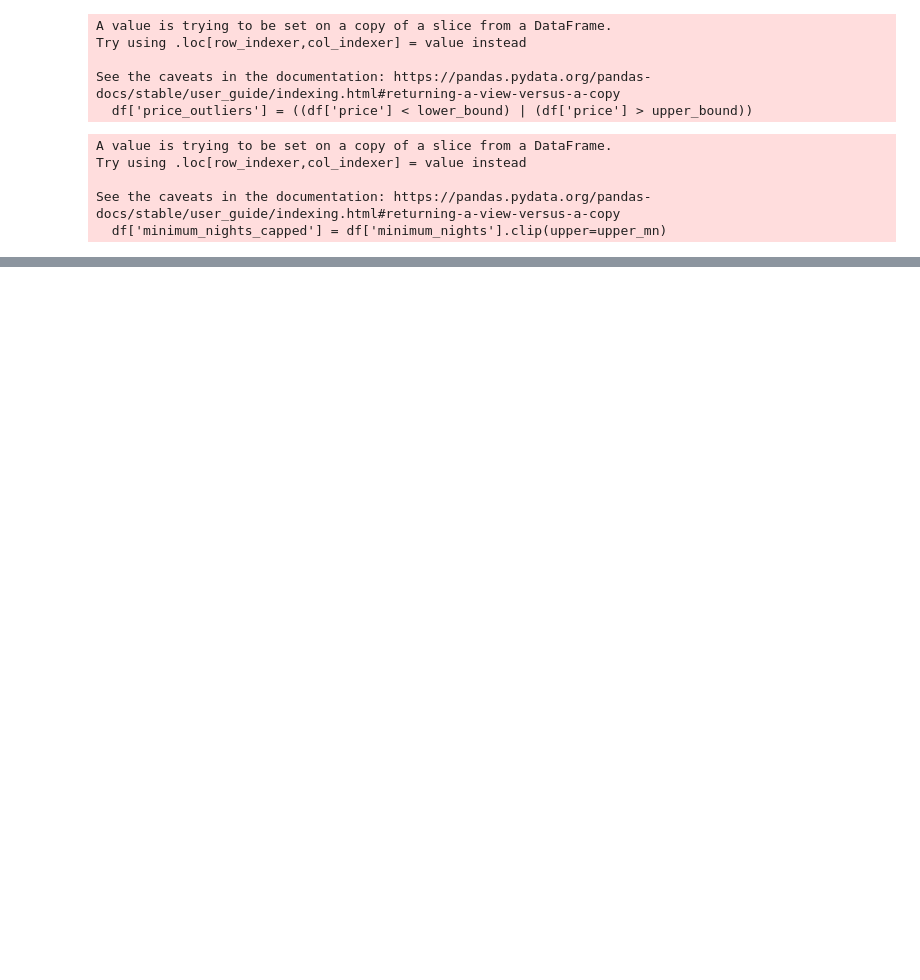
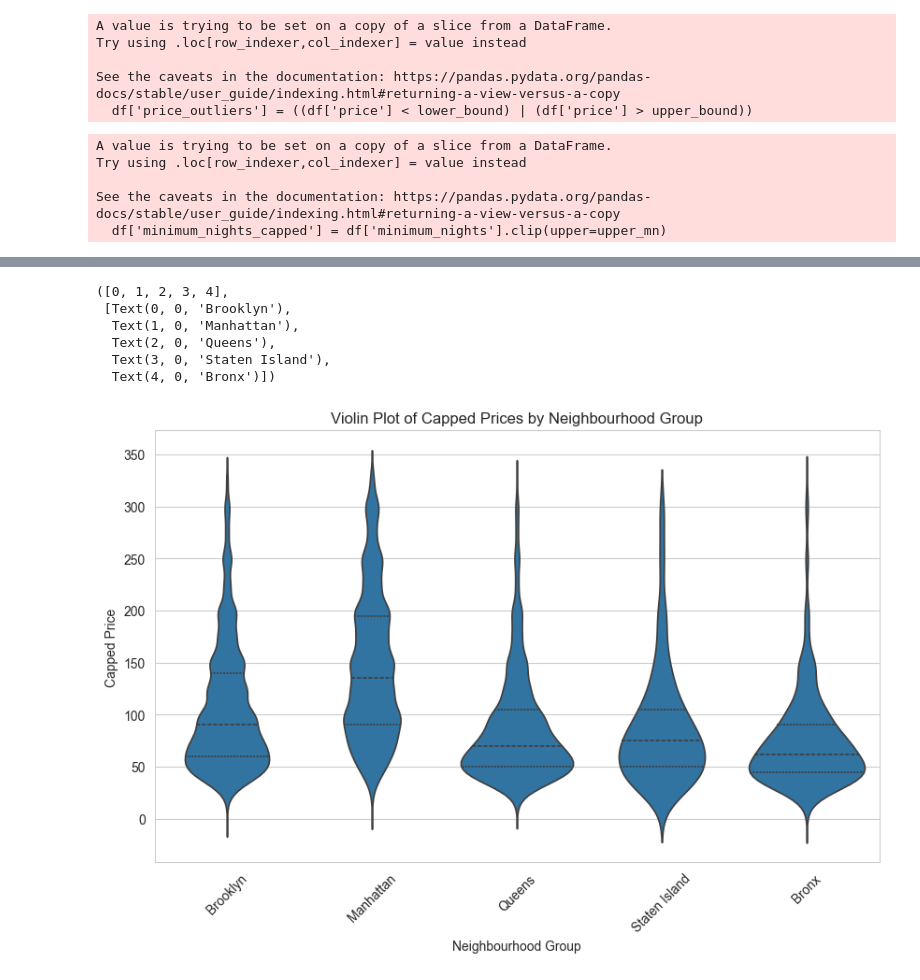
Before and after one commit to ys09123/airbnb-dataset-analysis, a Jupyter notebook: airbnb.ipynb, the cells around one changed output, grey strips where cells are left out. Saved outputs shown, nothing was run; the diff lists cells and outputs as text; code cells hidden in the pictures; blank space fills up the shorter version.

```diff
--- a/airbnb.ipynb
+++ b/airbnb.ipynb
@@ -268,0 +316,14 @@ See the caveats in the documentation: https://pandas.pydata.org/pandas-docs/stab
+# %%
+sns.violinplot(x='neighbourhood_group', y='price_capped', data=df, inner='quartile')
+plt.title('Violin Plot of Capped Prices by Neighbourhood Group')
+plt.xlabel('Neighbourhood Group')
+plt.ylabel('Capped Price')
+plt.xticks(rotation=45)
+# %% [output]
+([0, 1, 2, 3, 4],
+ [Text(0, 0, 'Brooklyn'),
+  Text(1, 0, 'Manhattan'),
+  Text(2, 0, 'Queens'),
+  Text(3, 0, 'Staten Island'),
+  Text(4, 0, 'Bronx')])
+[figure, added]
```
Also changed, not shown: parts of 10 cells of this notebook.
